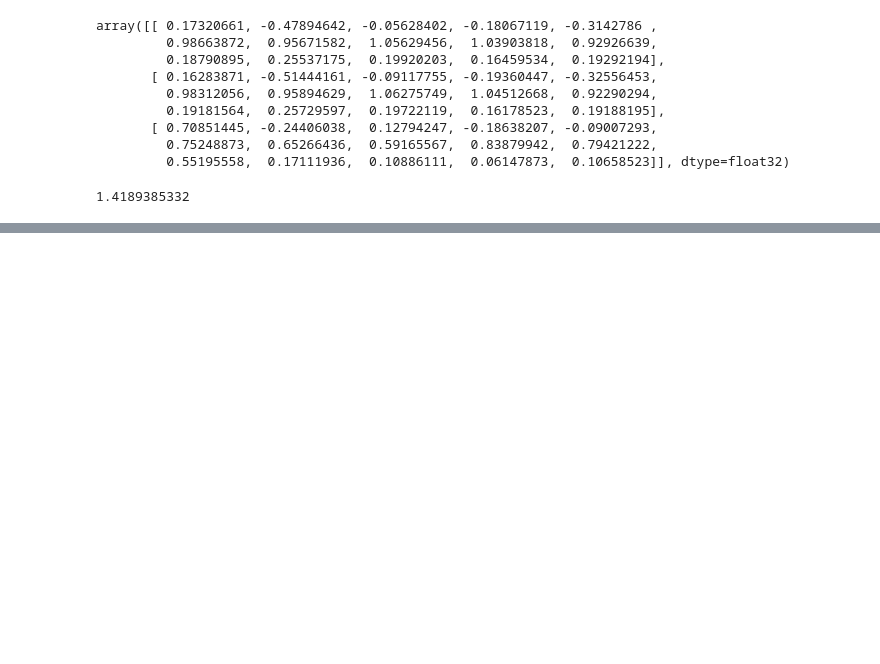
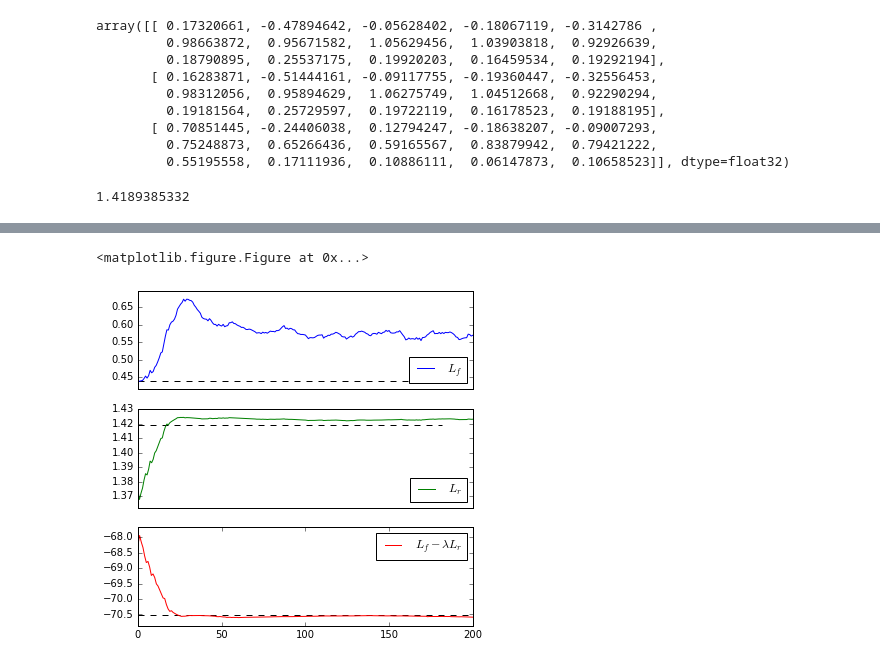
Before and after one commit to glouppe/paper-learning-to-pivot, a Jupyter notebook: code/Toy.ipynb, the cells around one changed output, grey strips where cells are left out. Cells and saved outputs as stored; diff of their text form; code cells hidden in the pictures; blank space fills up the shorter version.

```diff
--- a/code/Toy.ipynb
+++ b/code/Toy.ipynb
@@ -747,7 +750,7 @@ def plot_losses_final(losses):
     display.clear_output(wait=True)
     display.display(plt.gcf())
 
-    n_iter = 100 #len(np.array(losses["L_f"]))-1
+    n_iter = 200 #len(np.array(losses["L_f"]))-1
 
     ax1 = plt.subplot(311)
     values = np.array(losses["L_f"])
@@ -763,33 +766,36 @@ def plot_losses_final(losses):
     plt.legend(loc="lower right")
 
     ax2 = plt.subplot(312, sharex=ax1)
     values = np.array(losses["L_r"]) / lam
     plt.plot(range(len(values)), values, label=r"$L_r$", color="green")
     plt.hlines(min_Lr, 0, n_iter, linestyles="dashed")
     low = min(min_Lr, values.min())
     high = max(min_Lr, values.max())
     #high = high - (high-low) * 0.1
     low, high = low - (high-low)*0.1, high + (high-low)*0.1
     plt.ylim(low, high)
     plt.legend(loc="lower right")
 
     ax3 = plt.subplot(313)
     values = np.array(losses["L_f - L_r"])
     plt.plot(range(len(values)), values, label=r"$L_f - \lambda L_r$", color="red")
     plt.hlines(min_Lf - lam*min_Lr, 0, n_iter, linestyles="dashed")
     low = min(min_Lf - lam*min_Lr, values.min())
     high = max(min_Lf - lam*min_Lr, values.max())
     #low = low + (high-low) * 0.5
     low, high = low - (high-low)*0.1, high + (high-low)*0.1
     plt.ylim(low, high)
     plt.xlim(0, n_iter)
     plt.legend(loc="upper right")
 
     plt.savefig("training.pdf")
 
     plt.show()
 
 plot_losses_final(losses)
+# %% [output]
+<matplotlib.figure.Figure at 0x...>
+[figure, added]
 # %%
 from matplotlib.mlab import griddata
 
```
Also changed, not shown: parts of 8 cells of this notebook, 7 other files.
